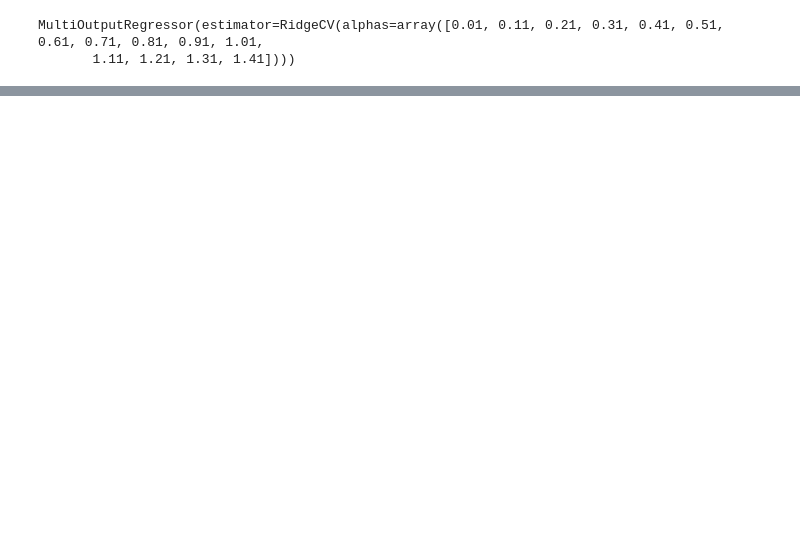
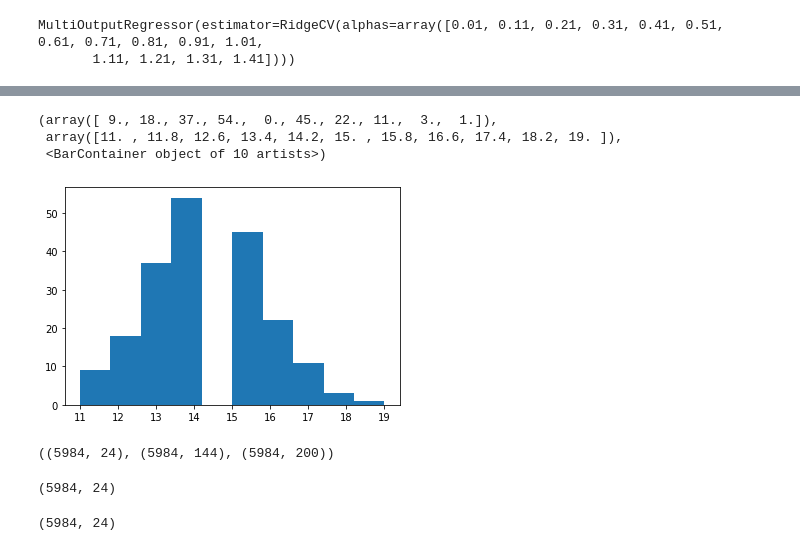
Before and after one commit to mattyshen/adaptiveTTI, a Jupyter notebook: experiments/postprocess_playground.ipynb, the cells around one changed output, grey strips where cells are left out. Drawn from its saved outputs; the diff is of its cells as text; code cells hidden in the pictures; blank space fills up the shorter version.

Commit message:
skeleton starter files

```diff
--- a/experiments/postprocess_playground.ipynb
+++ b/experiments/postprocess_playground.ipynb
@@ -516,0 +463,24 @@ np.mean(figs_new.estimators_[10].coef_), np.mean(class_corr.iloc[:, 10])
+# %%
+def split_coefficients(coefs, sizes):
+    result = []
+    start = 0
+    for size in sizes:
+        end = start + size
+        result.append(coefs[start:end])
+        start = end
+    return result
+# %%
+
+surviving_trees = [sum([np.any(i != 0) for i in split_coefficients(figs_sparse.estimators_[j].coef_, [len(i) for i in cur_interactions])]) for j in range(200)]
+
+
+plt.hist(surviving_trees)
+# %% [output]
+(array([ 9., 18., 37., 54.,  0., 45., 22., 11.,  3.,  1.]),
+ array([11. , 11.8, 12.6, 13.4, 14.2, 15. , 15.8, 16.6, 17.4, 18.2, 19. ]),
+ <BarContainer object of 10 artists>)
+[figure, added]
+# %%
+preds[:, i, ].shape, X_train_figs.shape, y_train_model.shape
+# %% [output]
+((5984, 24), (5984, 144), (5984, 200))
@@ -516,0 +489,4 @@ np.mean(figs_new.estimators_[10].coef_), np.mean(class_corr.iloc[:, 10])
+# %%
+preds[:, i, ].shape
+# %% [output]
+(5984, 24)
@@ -516,0 +499,4 @@ np.mean(figs_new.estimators_[10].coef_), np.mean(class_corr.iloc[:, 10])
+# %%
+preds[:, 0, :].shape
+# %% [output]
+(5984, 24)
```
Also changed, not shown: parts of 45 cells of this notebook, 3 other files.
